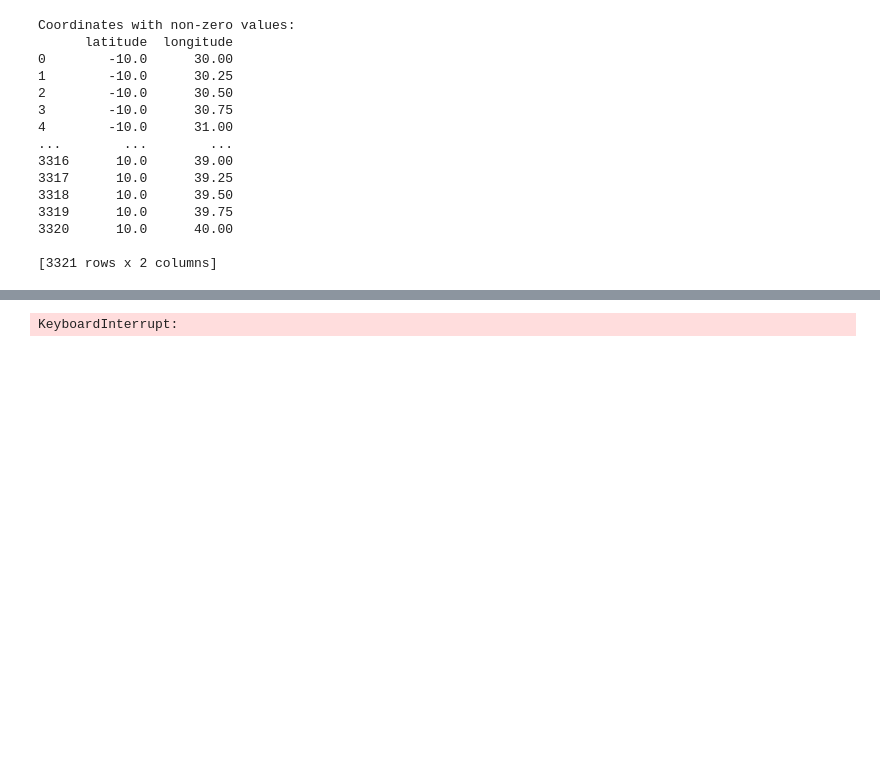
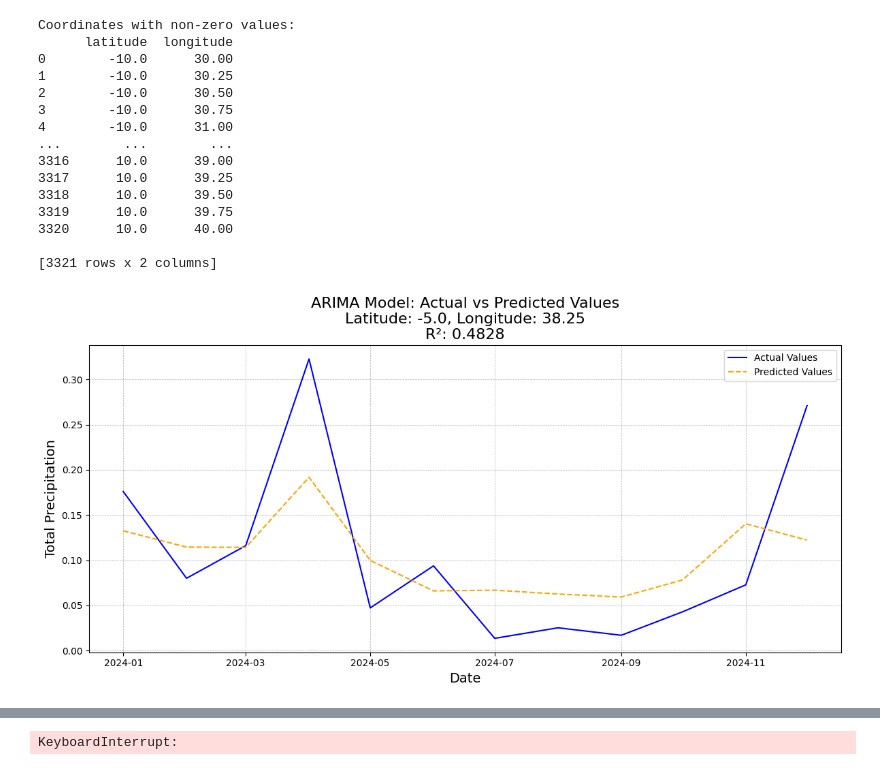
Before and after one commit to shaffeeullah/1.C51, a Jupyter notebook: arima_model.ipynb, the cells around one changed output, grey strips where cells are left out. Cells and saved outputs as stored; diff of their text form; code cells hidden in the pictures; blank space fills up the shorter version.

Commit message:
update arima model

```diff
--- a/arima_model.ipynb
+++ b/arima_model.ipynb
@@ -254,3 +254,88 @@ Coordinates with non-zero values:
 3320      10.0      40.00
 
 [3321 rows x 2 columns]
+# %%
+from sklearn.metrics import r2_score
+import random
+
+# Randomly select 20 unique coordinates
+random_coordinates = random.sample(unique_coordinates, 20)
+
+# Initialize a list to store R^2 values
+r2_values = []
+
+# Iterate over the selected coordinates
+for lat, lon in random_coordinates:
+    # Filter data for the current coordinate pair
+    coord_data = data[(data['latitude'] == lat) & (data['longitude'] == lon)]
+
+    # Ensure there is enough data for time series analysis
+    if len(coord_data) < 24:  # Skip if less than 2 years of data
+        print(f"Skipping coordinate ({lat}, {lon}) due to insufficient data.")
+        continue
+
+    # Split the data into train and test sets
+    coord_train_data = coord_data[coord_data['date'] < '2024-01-01']
+    coord_test_data = coord_data[coord_data['date'] >= '2024-01-01']
+
+    # Prepare the time series data
+    coord_train_series = coord_train_data['tp']
+    coord_test_series = coord_test_data['tp']
+
+    # Skip if the training series is empty
+    if coord_train_series.empty:
+        print(f"Skipping coordinate ({lat}, {lon}) due to empty training series.")
+        continue
+
+    # Fit the ARIMA model
+    try:
+        coord_arima_model = auto_arima(
+            coord_train_series, seasonal=True, m=12, trace=False, error_action='ignore', suppress_warnings=True
+        )
+
+        # Predict values for the test data
+        coord_test_predicted = coord_arima_model.predict(n_periods=len(coord_test_data))
+
+        # Calculate R²
+        r2 = r2_score(coord_test_series, coord_test_predicted)
+
+        # Skip if R² is less than 0.3
+        if r2 < 0.3:
+            print(f"Skipping coordinate ({lat}, {lon}) due to low R² value: {r2:.4f}")
+            continue
+
+        # Store the R² value
+        r2_values.append(r2)
+
+        # Plot the actual vs predicted values
+        plt.figure(figsize=(12, 6))
+        plt.plot(coord_test_data['date'], coord_test_data['tp'], label='Actual Values', color='blue')
+        plt.plot(coord_test_data['date'], coord_test_predicted, label='Predicted Values', color='orange', linestyle='--')
+
+        # Add title and labels
+        plt.title(
+            f'ARIMA Model: Actual vs Predicted Values\n'
+            f'Latitude: {lat}, Longitude: {lon}\n'
+            f'R²: {r2:.4f}',
+            fontsize=16
+        )
+        plt.xlabel('Date', fontsize=14)
+        plt.ylabel('Total Precipitation', fontsize=14)
+        plt.legend()
+        plt.grid(True, which='both', linestyle='--', linewidth=0.5)
+
+        # Show the plot
+        plt.tight_layout()
+        plt.show()
+    except Exception as e:
+        print(f"Error processing coordinate ({lat}, {lon}): {e}")
+        continue
+
+# Calculate and print the average R² value
+if r2_values:
+    average_r2 = sum(r2_values) / len(r2_values)
+    print(f"The average R² value from all valid samples is: {average_r2:.4f}")
+else:
+    print("No valid R² values were calculated.")
+# %% [output]
+[figure, added]
```
Also changed, not shown: parts of 4 cells of this notebook.
